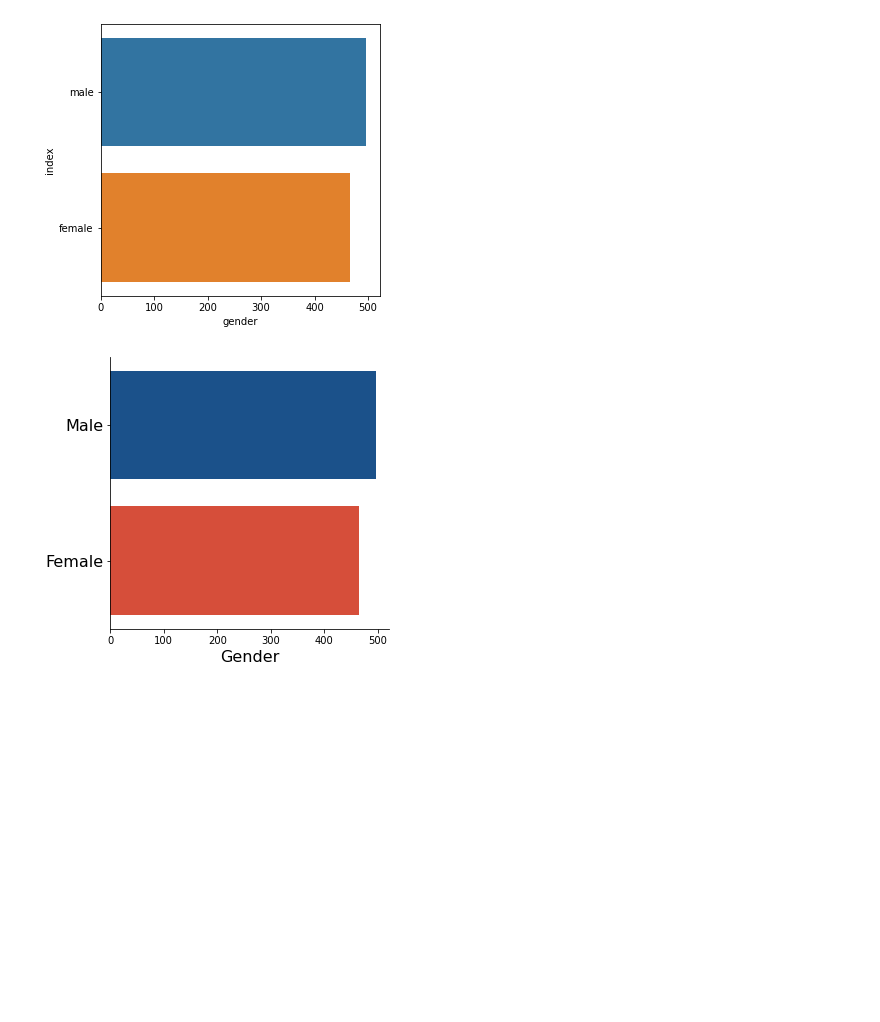
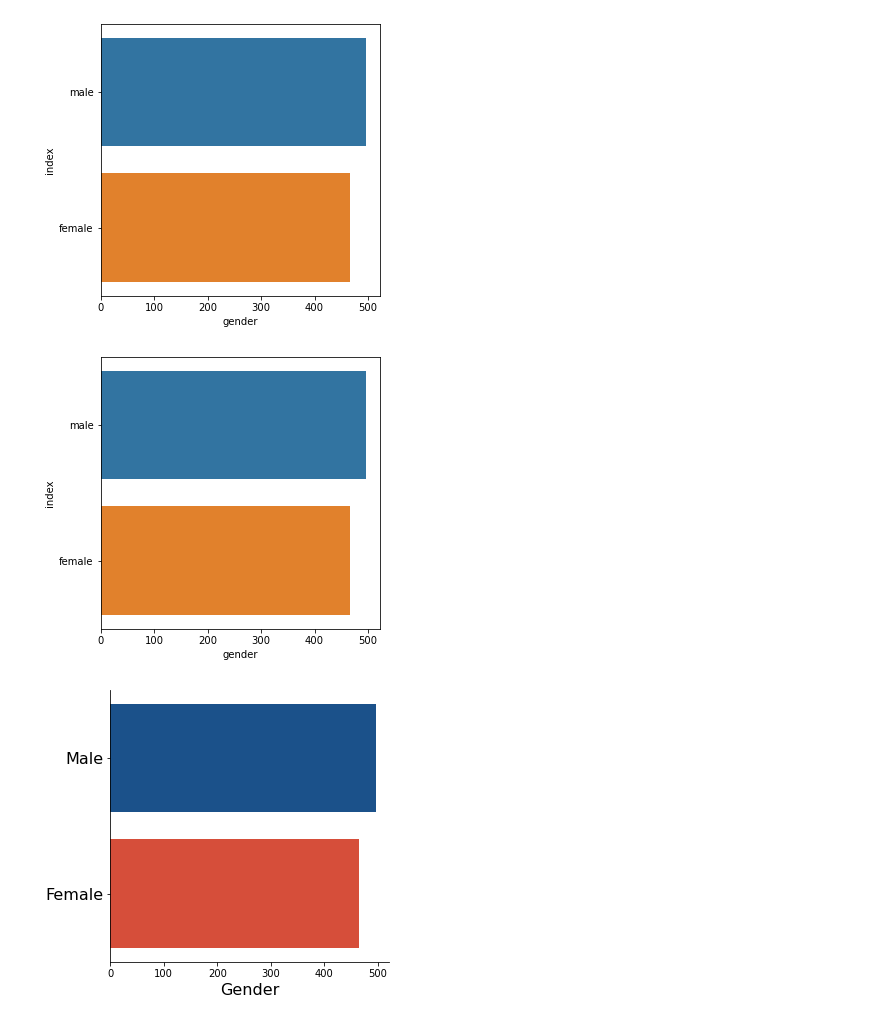
Before and after one commit to pepebonet/Intermediate_Python_BBA, a Jupyter notebook: Class_3/scripts/Code_class_3.ipynb, the cells around one changed output. Saved outputs shown, nothing was run; the diff lists cells and outputs as text; code cells hidden in the pictures; blank space fills up the shorter version.

Commit message:
touch a bit the graphs

```diff
--- a/Class_3/scripts/Code_class_3.ipynb
+++ b/Class_3/scripts/Code_class_3.ipynb
@@ -55,6 +55,14 @@ sns.barplot(x=to_plot['gender'], y=to_plot['index'] )
 plt.show()
 # %% [output]
 [figure]
+# %%
+fig, ax = plt.subplots(figsize=(5, 5), facecolor='white')
+
+sns.barplot(data=to_plot, x='gender', y='index')
+
+plt.show()
+# %% [output]
+[figure, added]
 # %%
 #Start Figure
 fig, ax = plt.subplots(figsize=(5, 5))
```
Also changed, not shown: parts of 3 cells of this notebook.
